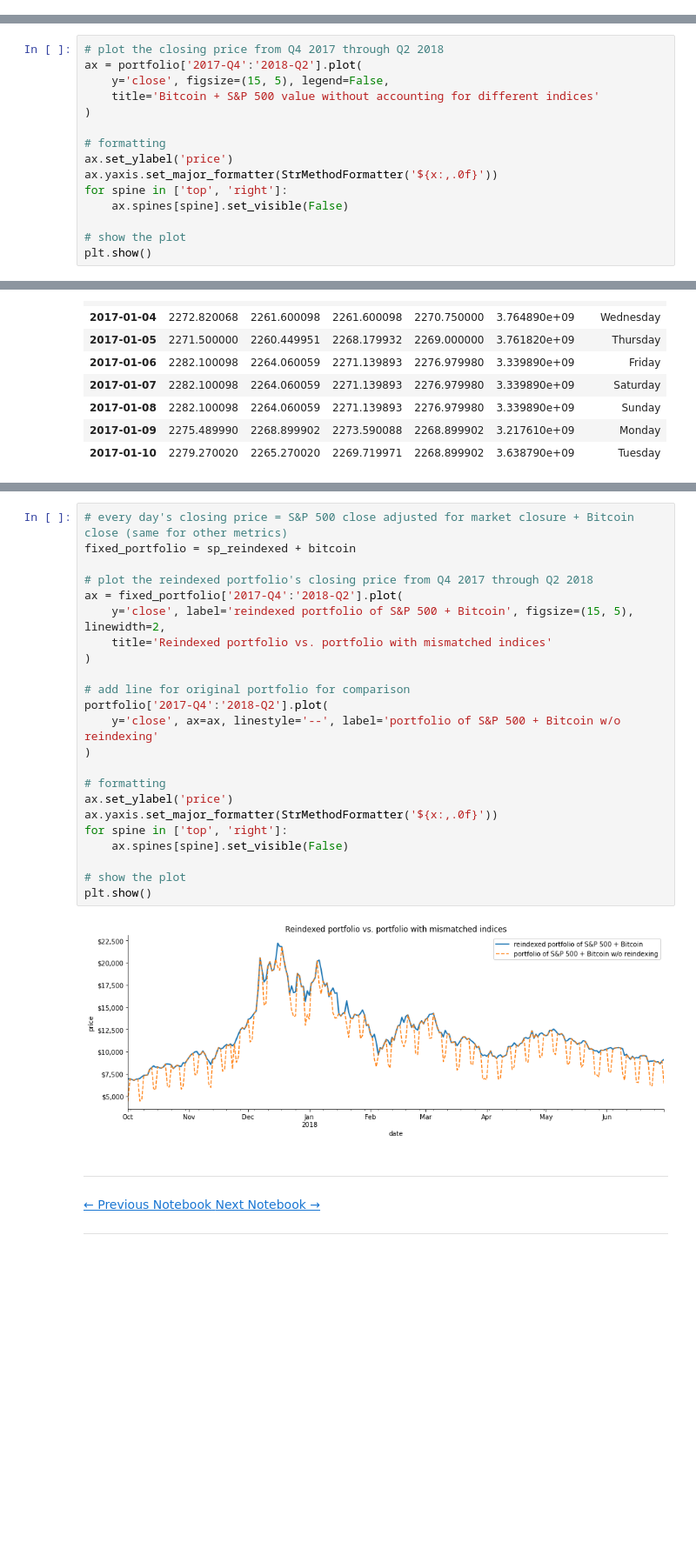
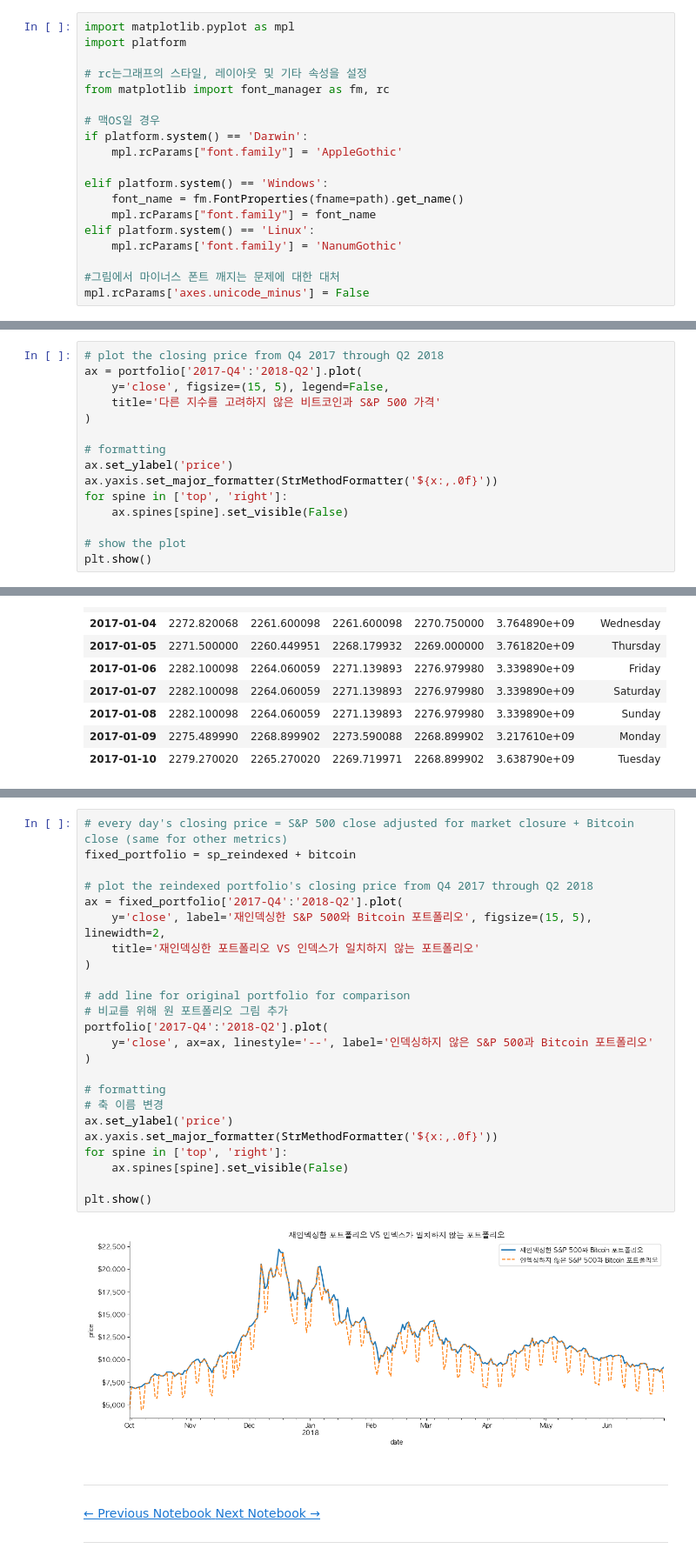
Before and after one commit to kimminyoung0/DataAnalysis_, a Jupyter notebook: ch_03/3-cleaning_data.ipynb, the cells around one changed output, grey strips where cells are left out. Shown at 87% size. Cells and saved outputs as stored; diff of their text form; blank space fills up the shorter version.

```diff
--- a/ch_03/3-cleaning_data.ipynb
+++ b/ch_03/3-cleaning_data.ipynb
@@ -495,0 +561,19 @@ Now we can see why we need to reindex:
+# %%
+import matplotlib.pyplot as mpl
+import platform
+
+# rc는그래프의 스타일, 레이아웃 및 기타 속성을 설정
+from matplotlib import font_manager as fm, rc
+
+# 맥OS일 경우
+if platform.system() == 'Darwin':
+    mpl.rcParams["font.family"] = 'AppleGothic'
+
+elif platform.system() == 'Windows':
+    font_name = fm.FontProperties(fname=path).get_name()
+    mpl.rcParams["font.family"] = font_name
+elif platform.system() == 'Linux':
+    mpl.rcParams['font.family'] = 'NanumGothic'
+
+#그림에서 마이너스 폰트 깨지는 문제에 대한 대처
+mpl.rcParams['axes.unicode_minus'] = False
@@ -497,7 +583,7 @@ Now we can see why we need to reindex:
 # plot the closing price from Q4 2017 through Q2 2018
 ax = portfolio['2017-Q4':'2018-Q2'].plot(
     y='close', figsize=(15, 5), legend=False,
-    title='Bitcoin + S&P 500 value without accounting for different indices'
+    title='다른 지수를 고려하지 않은 비트코인과 S&P 500 가격'
 )
 
 # formatting
@@ -601,28 +704,29 @@ If we create a visualization comparing the reindexed data to the first attempt,
 # %%
 # every day's closing price = S&P 500 close adjusted for market closure + Bitcoin close (same for other metrics)
 fixed_portfolio = sp_reindexed + bitcoin
 
 # plot the reindexed portfolio's closing price from Q4 2017 through Q2 2018
 ax = fixed_portfolio['2017-Q4':'2018-Q2'].plot(
-    y='close', label='reindexed portfolio of S&P 500 + Bitcoin', figsize=(15, 5), linewidth=2,
-    title='Reindexed portfolio vs. portfolio with mismatched indices'
+    y='close', label='재인덱싱한 S&P 500와 Bitcoin 포트폴리오', figsize=(15, 5), linewidth=2,
+    title='재인덱싱한 포트폴리오 VS 인덱스가 일치하지 않는 포트폴리오'
 )
 
 # add line for original portfolio for comparison
+# 비교를 위해 원 포트폴리오 그림 추가
 portfolio['2017-Q4':'2018-Q2'].plot(
-    y='close', ax=ax, linestyle='--', label='portfolio of S&P 500 + Bitcoin w/o reindexing'
+    y='close', ax=ax, linestyle='--', label='인덱싱하지 않은 S&P 500과 Bitcoin 포트폴리오'
 )
 
 # formatting
+# 축 이름 변경
 ax.set_ylabel('price')
 ax.yaxis.set_major_formatter(StrMethodFormatter('${x:,.0f}'))
 for spine in ['top', 'right']:
     ax.spines[spine].set_visible(False)
 
-# show the plot
 plt.show()
 # %% [output]
-[figure, old version]
+[figure, new version]
 # %% [markdown]
 <hr>
 <div>
```
Also changed, not shown: parts of 62 cells of this notebook.
